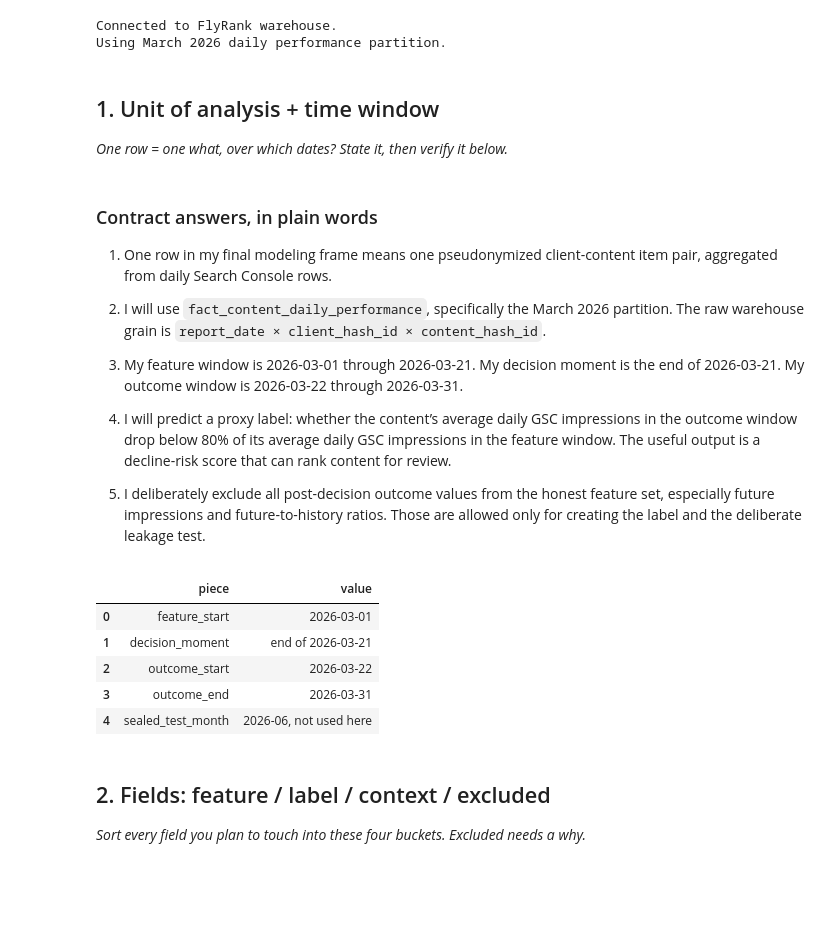
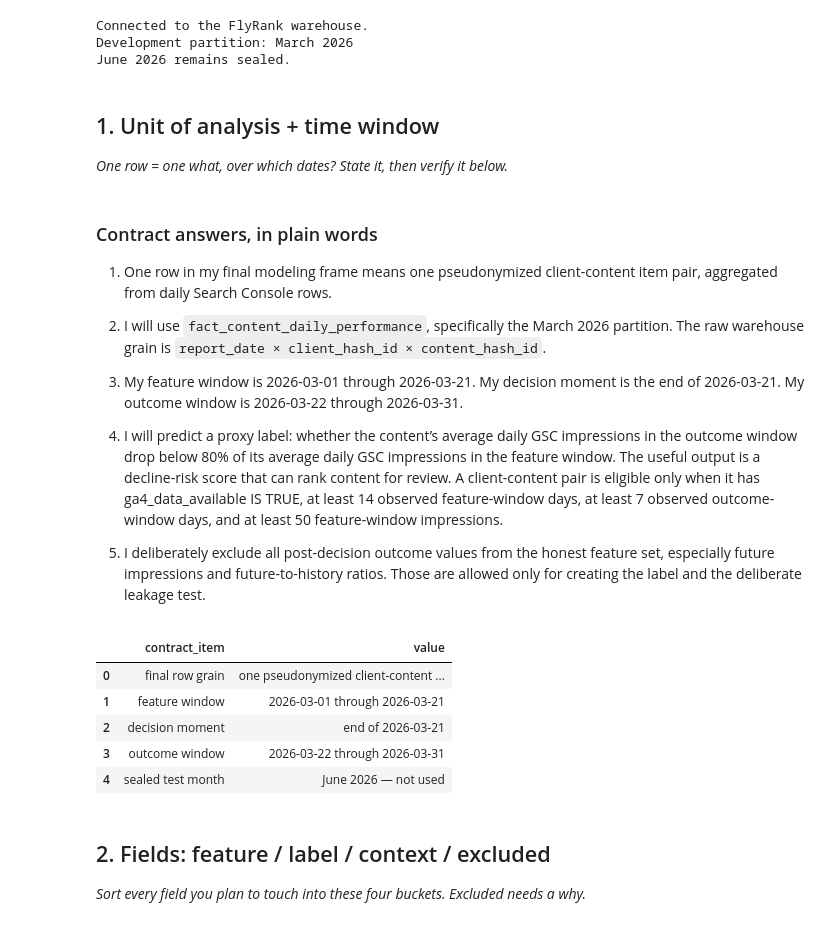
Before and after one commit to Cyb3rVigil/flyrank-ml-internship, a Jupyter notebook: work/notebooks/w03_data_contract.ipynb, the cells around one changed output. Cells and saved outputs as stored; diff of their text form; code cells hidden in the pictures; blank space fills up the shorter version.

Commit message:
Complete w03 data contract assignment

```diff
--- a/work/notebooks/w03_data_contract.ipynb
+++ b/work/notebooks/w03_data_contract.ipynb
@@ -16,8 +16,12 @@ import duckdb
 import numpy as np
 import pandas as pd
 
+from IPython.display import display
+
 pd.set_option("display.max_columns", 50)
+pd.set_option("display.width", 140)
 
+# Read HF_TOKEN from environment or Colab Secrets.
 HF_TOKEN = os.environ.get("HF_TOKEN")
 
 try:
@@ -26,22 +30,35 @@ try:
 except Exception:
     pass
 
-assert HF_TOKEN, "HF_TOKEN is missing. Add it in Colab Secrets first."
+assert HF_TOKEN, (
+    "HF_TOKEN is missing. Add it in Colab Secrets and enable notebook access."
+)
 
+# Create a fresh in-memory DuckDB connection.
 con = duckdb.connect()
-con.execute(f"CREATE OR REPLACE SECRET hf (TYPE huggingface, TOKEN '{HF_TOKEN}')")
+
+# Register the Hugging Face secret without printing it.
+con.execute(
+    f"CREATE OR REPLACE SECRET hf "
+    f"(TYPE huggingface, TOKEN '{HF_TOKEN}')"
+)
 
 REL = "hf://datasets/FlyRank/internship-warehouse"
 
-# March 2026 = mid-panel month.
-# Do not use the _sample table because it is June 2026/final month.
-MARCH_DAILY = f"read_parquet('{REL}/fact_content_daily_performance/month=2026-03/*.parquet')"
+# Mid-panel development month.
+MARCH_DAILY = (
+    f"read_parquet("
+    f"'{REL}/fact_content_daily_performance/month=2026-03/*.parquet'"
+    f")"
+)
 
-print("Connected to FlyRank warehouse.")
-print("Using March 2026 daily performance partition.")
+print("Connected to the FlyRank warehouse.")
+print("Development partition: March 2026")
+print("June 2026 remains sealed.")
 # %% [output]
-Connected to FlyRank warehouse.
-Using March 2026 daily performance partition.
+Connected to the FlyRank warehouse.
+Development partition: March 2026
+June 2026 remains sealed.
 # %% [markdown]
 ## 1. Unit of analysis + time window
 
@@ -55,28 +72,43 @@ Using March 2026 daily performance partition.
 
 3. My feature window is 2026-03-01 through 2026-03-21. My decision moment is the end of 2026-03-21. My outcome window is 2026-03-22 through 2026-03-31.
 
-4. I will predict a proxy label: whether the content’s average daily GSC impressions in the outcome window drop below 80% of its average daily GSC impressions in the feature window. The useful output is a decline-risk score that can rank content for review.
+4. I will predict a proxy label: whether the content’s average daily GSC impressions in the outcome window drop below 80% of its average daily GSC impressions in the feature window. The useful output is a decline-risk score that can rank content for review. A client-content pair is eligible only when it has ga4_data_available IS TRUE, at least 14 observed feature-window days, at least 7 observed outcome-window days, and at least 50 feature-window impressions.
 
 5. I deliberately exclude all post-decision outcome values from the honest feature set, especially future impressions and future-to-history ratios. Those are allowed only for creating the label and the deliberate leakage test.
 # %%
 contract_window = pd.DataFrame(
     [
-        {"piece": "feature_start", "value": "2026-03-01"},
-        {"piece": "decision_moment", "value": "end of 2026-03-21"},
-        {"piece": "outcome_start", "value": "2026-03-22"},
-        {"piece": "outcome_end", "value": "2026-03-31"},
-        {"piece": "sealed_test_month", "value": "2026-06, not used here"},
+        {
+            "contract_item": "final row grain",
+            "value": "one pseudonymized client-content pair",
+        },
+        {
+            "contract_item": "feature window",
+            "value": "2026-03-01 through 2026-03-21",
+        },
+        {
+            "contract_item": "decision moment",
+            "value": "end of 2026-03-21",
+        },
+        {
+            "contract_item": "outcome window",
+            "value": "2026-03-22 through 2026-03-31",
+        },
+        {
+            "contract_item": "sealed test month",
+            "value": "June 2026 — not used",
+        },
     ]
 )
 
 display(contract_window)
 # %% [output]
-|  | piece | value |
-| 0 | feature_start | 2026-03-01 |
-| 1 | decision_moment | end of 2026-03-21 |
-| 2 | outcome_start | 2026-03-22 |
-| 3 | outcome_end | 2026-03-31 |
-| 4 | sealed_test_month | 2026-06, not used here |
+|  | contract_item | value |
+| 0 | final row grain | one pseudonymized client-content ... |
+| 1 | feature window | 2026-03-01 through 2026-03-21 |
+| 2 | decision moment | end of 2026-03-21 |
+| 3 | outcome window | 2026-03-22 through 2026-03-31 |
+| 4 | sealed test month | June 2026 — not used |
 # %% [markdown]
 ## 2. Fields: feature / label / context / excluded
 
```
Also changed, not shown: parts of 10 cells of this notebook.
